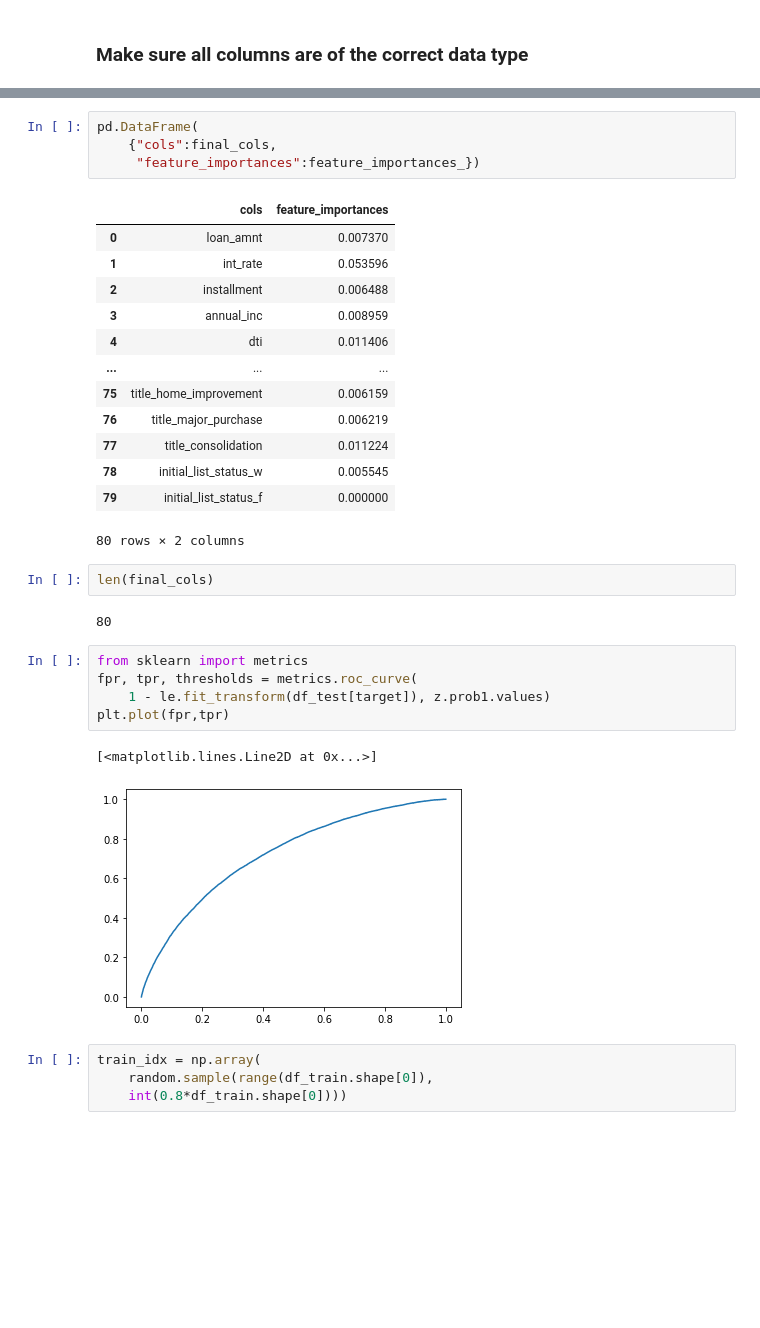
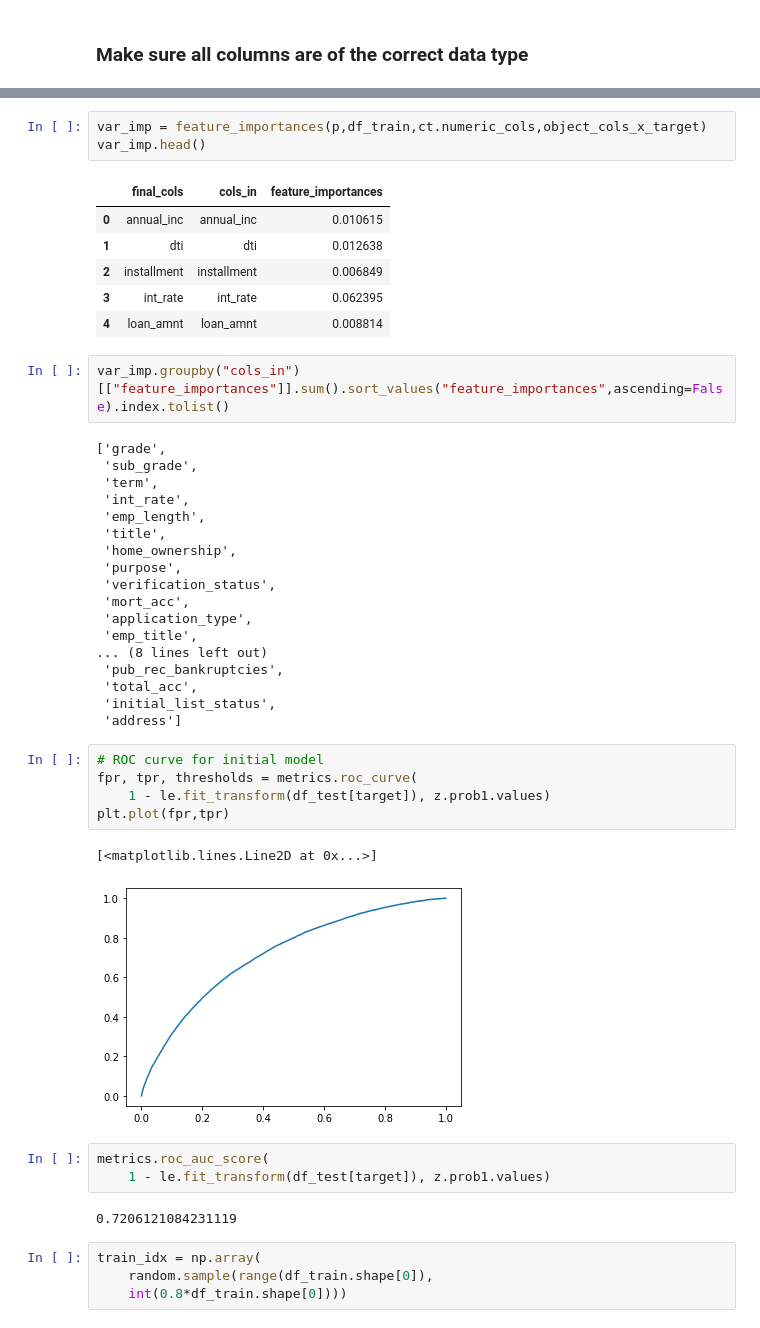
Before and after one commit to Strabes/demos, a Jupyter notebook: xgboost/XGBoost_with_LendingClubV2.ipynb, the cells around one changed output, grey strips where cells are left out. Cells and saved outputs as stored; diff of their text form; blank space fills up the shorter version.

```diff
--- a/xgboost/XGBoost_with_LendingClubV2.ipynb
+++ b/xgboost/XGBoost_with_LendingClubV2.ipynb
@@ -262,33 +104,46 @@ dict((i,[s for s in df_train_cols if re.match(s,i)]) for i in final_cols)
-# %%
-pd.DataFrame(
-    {"cols":final_cols,
-     "feature_importances":feature_importances_})
-# %% [output]
-|  | cols | feature_importances |
-| 0 | loan_amnt | 0.007370 |
-| 1 | int_rate | 0.053596 |
-| 2 | installment | 0.006488 |
-| 3 | annual_inc | 0.008959 |
-| 4 | dti | 0.011406 |
-| ... | ... | ... |
-| 75 | title_home_improvement | 0.006159 |
-| 76 | title_major_purchase | 0.006219 |
-| 77 | title_consolidation | 0.011224 |
-| 78 | initial_list_status_w | 0.005545 |
-| 79 | initial_list_status_f | 0.000000 |
-80 rows × 2 columns
-# %%
-len(final_cols)
-# %% [output]
-80
+# %%
+var_imp = feature_importances(p,df_train,ct.numeric_cols,object_cols_x_target)
+var_imp.head()
+# %% [output]
+|  | final_cols | cols_in | feature_importances |
+| 0 | annual_inc | annual_inc | 0.010615 |
+| 1 | dti | dti | 0.012638 |
+| 2 | installment | installment | 0.006849 |
+| 3 | int_rate | int_rate | 0.062395 |
+| 4 | loan_amnt | loan_amnt | 0.008814 |
+# %%
+var_imp.groupby("cols_in")[["feature_importances"]].sum().sort_values("feature_importances",ascending=False).index.tolist()
+# %% [output]
+['grade',
+ 'sub_grade',
+ 'term',
+ 'int_rate',
+ 'emp_length',
+ 'title',
+ 'home_ownership',
+ 'purpose',
+ 'verification_status',
+ 'mort_acc',
+ 'application_type',
+ 'emp_title',
+... (8 lines left out)
+ 'pub_rec_bankruptcies',
+ 'total_acc',
+ 'initial_list_status',
+ 'address']
 # %%
-from sklearn import metrics
+# ROC curve for initial model
 fpr, tpr, thresholds = metrics.roc_curve(
     1 - le.fit_transform(df_test[target]), z.prob1.values)
 plt.plot(fpr,tpr)
 # %% [output]
 [<matplotlib.lines.Line2D at 0x...>]
 [figure]
+# %%
+metrics.roc_auc_score(
+    1 - le.fit_transform(df_test[target]), z.prob1.values)
+# %% [output]
+0.7206121084231119
 # %%
 train_idx = np.array(
     random.sample(range(df_train.shape[0]),
```
Also changed, not shown: parts of 31 cells of this notebook, 3 other files.
